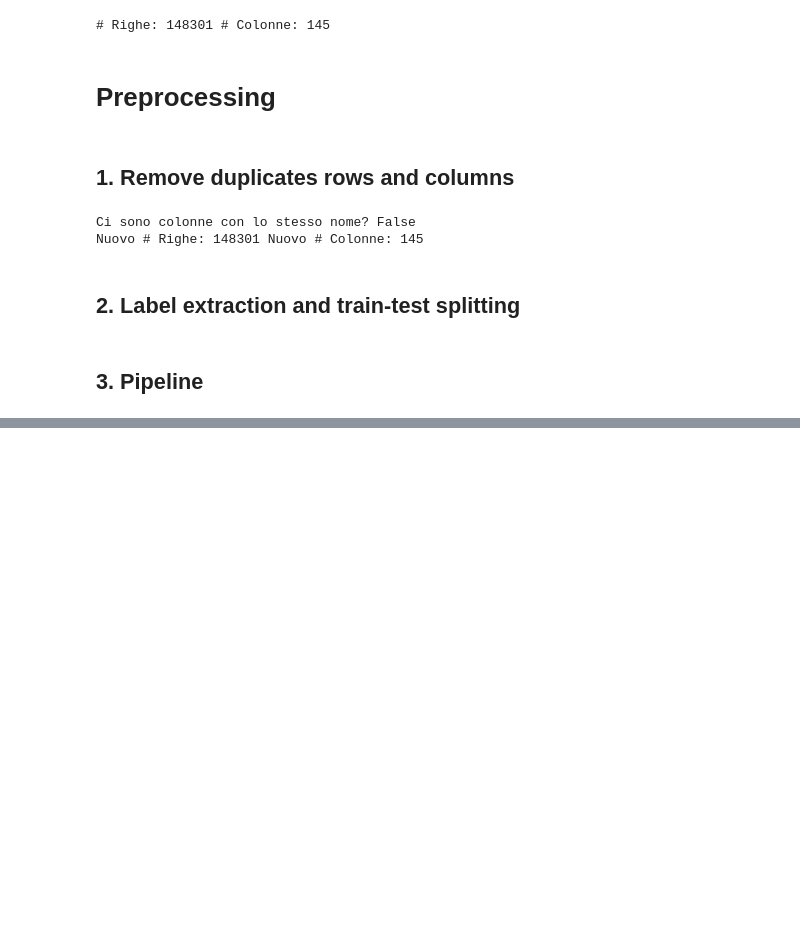
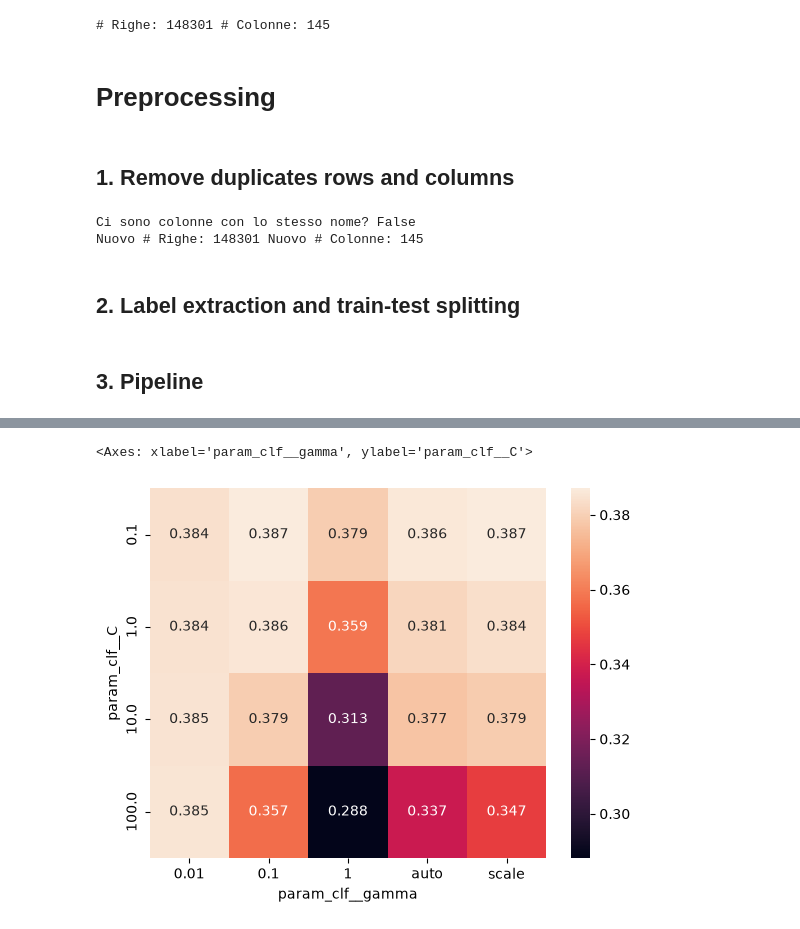
Before and after one commit to gabb-OS/loan-risk-rating-prediction, a Jupyter notebook: src/pipeline_svc.ipynb, the cells around one changed output, grey strips where cells are left out. Saved outputs shown, nothing was run; the diff lists cells and outputs as text; code cells hidden in the pictures; blank space fills up the shorter version.

```diff
--- a/src/pipeline_svc.ipynb
+++ b/src/pipeline_svc.ipynb
@@ -264,0 +274,11 @@ Balanced Accuracy Score: 0.2425
+# %%
+# Best score ~0.39, ma su un plateau esteso (C basso, gamma vario) piuttosto
+# che un picco netto -> non è un problema di tuning fine.
+# In basso a destra (C=100, gamma=1) overfitting classico: score crolla a 0.288.
+# Il tetto è probabilmente strutturale (LDA a 6 componenti): da valutare
+# n_components o alternative, non ulteriore grid search su C/gamma.
+pivot = cv_results_df.pivot_table(values='mean_test_score', index='param_clf__C', columns='param_clf__gamma')
+sns.heatmap(pivot, annot=True, fmt='.3f')
+# %% [output]
+<Axes: xlabel='param_clf__gamma', ylabel='param_clf__C'>
+[figure, added]
```
Also changed, not shown: parts of 4 cells of this notebook.
